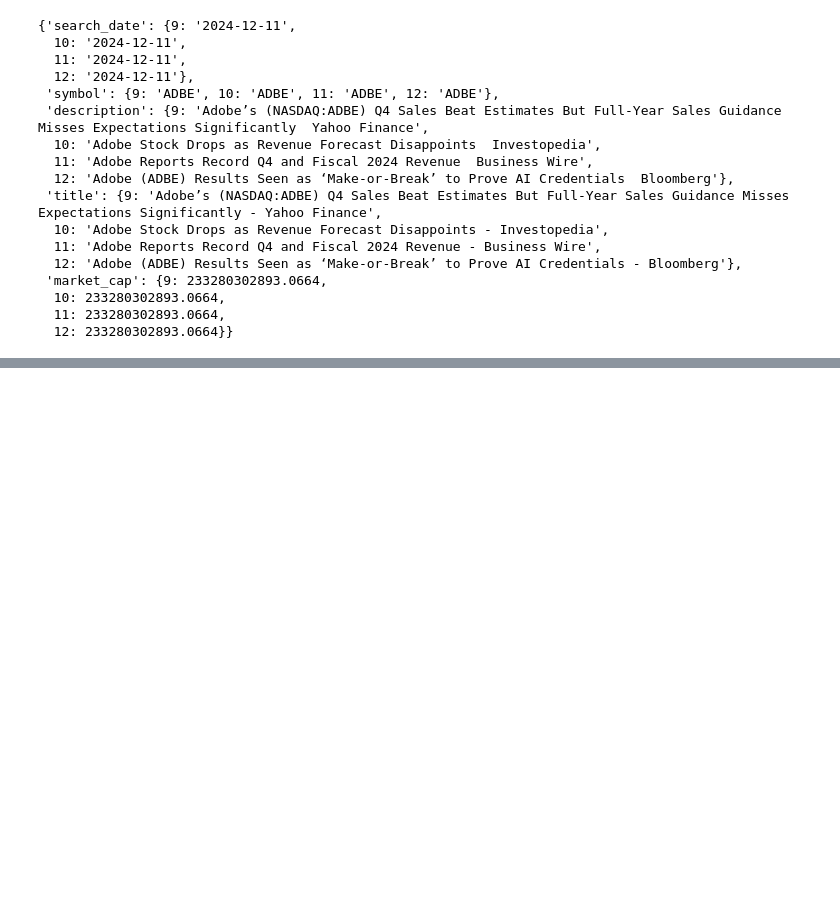
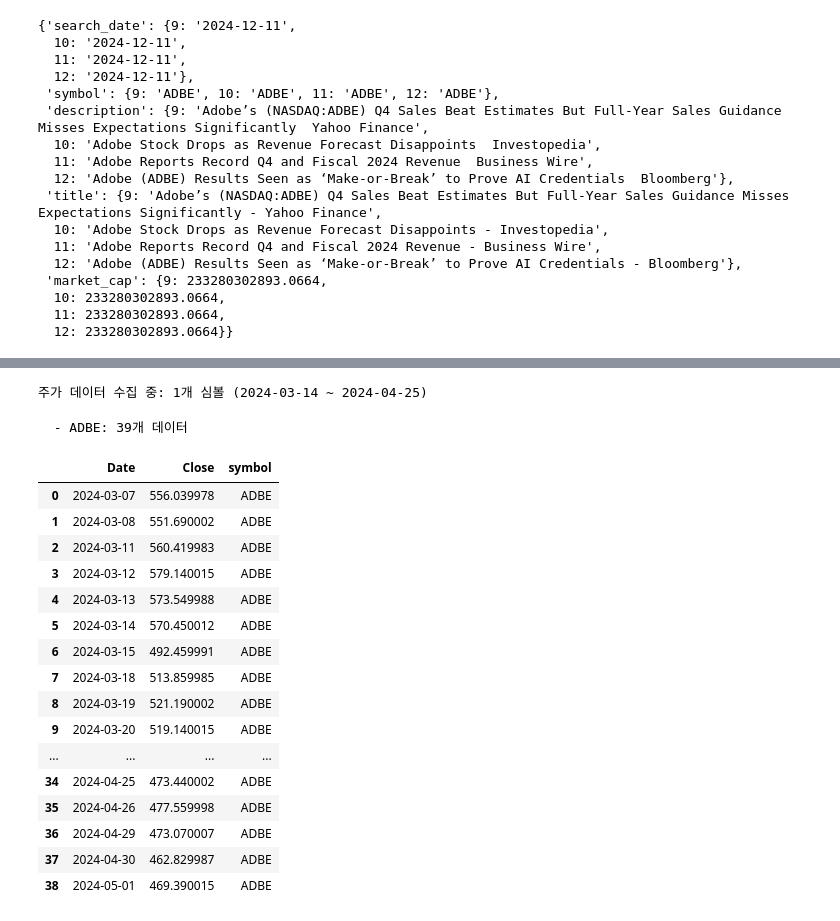
Before and after one commit to pupwchk/one-vs-a-hundred, a Jupyter notebook: yujin/related_to_DA.ipynb, the cells around one changed output, grey strips where cells are left out. Drawn from its saved outputs; the diff is of its cells as text; code cells hidden in the pictures; blank space fills up the shorter version.

```diff
--- a/yujin/related_to_DA.ipynb
+++ b/yujin/related_to_DA.ipynb
@@ -172,0 +256,66 @@ df_temp2.to_dict()
+# %%
+
+# -----------------------------
+# 2. 실제 주가 데이터 수집 (모든 심볼)
+# -----------------------------
+def get_price_data(symbol: str, start_date, end_date):
+    """심볼별 주가 데이터 조회"""
+    try:
+        ticker = yf.Ticker(symbol)
+        # 충분한 기간의 데이터 확보 (시작일 7일 전부터 종료일 7일 후까지)
+        start_adj = pd.to_datetime(start_date) - pd.Timedelta(days=7)
+        end_adj = pd.to_datetime(end_date) + pd.Timedelta(days=7)
+        df_symbol = ticker.history(start=start_adj, end=end_adj)
+
+        if len(df_symbol) == 0:
+            print(f"경고: {symbol} 데이터 없음 ({start_date} ~ {end_date})")
+            return pd.DataFrame()
+
+        df_symbol = df_symbol[['Close']].reset_index()
+        df_symbol['Date'] = pd.to_datetime(df_symbol['Date']).dt.tz_localize(None)
+        df_symbol['symbol'] = symbol
+        return df_symbol
+    except Exception as e:
+        print(f"오류: {symbol} 조회 실패 - {e}")
+        return pd.DataFrame()
+
+# 모든 심볼의 주가 데이터 수집
+symbols = df_predict['symbol'].unique()
+min_date = df_predict['search_date'].min()
+max_date = df_predict['prediction_date'].max()
+
+print(f"주가 데이터 수집 중: {len(symbols)}개 심볼 ({min_date.date()} ~ {max_date.date()})")
+# %% [output]
+주가 데이터 수집 중: 1개 심볼 (2024-03-14 ~ 2024-04-25)
+# %%
+price_data_list = []
+for symbol in symbols:
+    df_symbol = get_price_data(symbol, min_date, max_date)
+    if len(df_symbol) > 0:
+        price_data_list.append(df_symbol)
+    print(f"  - {symbol}: {len(df_symbol)}개 데이터")
+
+if len(price_data_list) == 0:
+    raise ValueError("주가 데이터를 조회할 수 없습니다.")
+
+df_all_prices = pd.concat(price_data_list, ignore_index=True)
+df_all_prices
+# %% [output]
+  - ADBE: 39개 데이터
+|  | Date | Close | symbol |
+| 0 | 2024-03-07 | 556.039978 | ADBE |
+| 1 | 2024-03-08 | 551.690002 | ADBE |
+| 2 | 2024-03-11 | 560.419983 | ADBE |
+| 3 | 2024-03-12 | 579.140015 | ADBE |
+| 4 | 2024-03-13 | 573.549988 | ADBE |
+| 5 | 2024-03-14 | 570.450012 | ADBE |
+| 6 | 2024-03-15 | 492.459991 | ADBE |
+| 7 | 2024-03-18 | 513.859985 | ADBE |
+| 8 | 2024-03-19 | 521.190002 | ADBE |
+| 9 | 2024-03-20 | 519.140015 | ADBE |
+| ... | ... | ... | ... |
+| 34 | 2024-04-25 | 473.440002 | ADBE |
+| 35 | 2024-04-26 | 477.559998 | ADBE |
+| 36 | 2024-04-29 | 473.070007 | ADBE |
+| 37 | 2024-04-30 | 462.829987 | ADBE |
+| 38 | 2024-05-01 | 469.390015 | ADBE |
```
Also changed, not shown: parts of 8 cells of this notebook, 6 other files.
